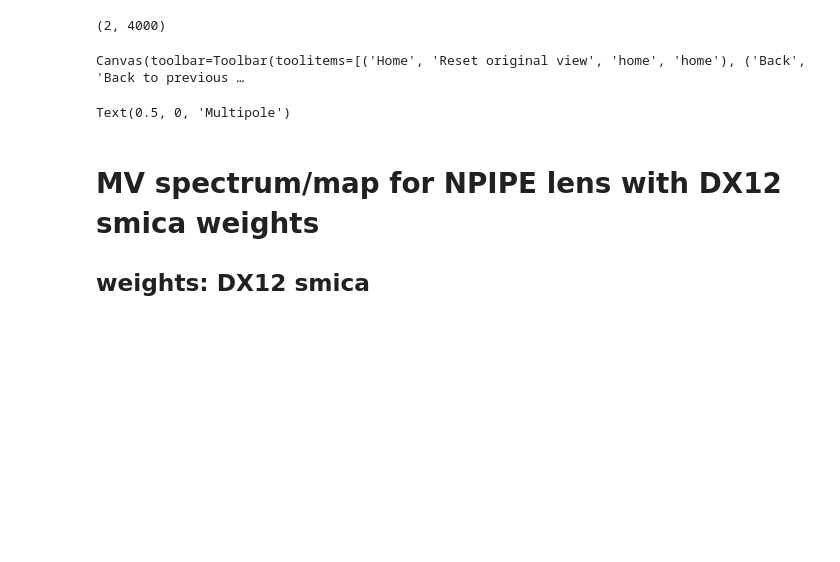
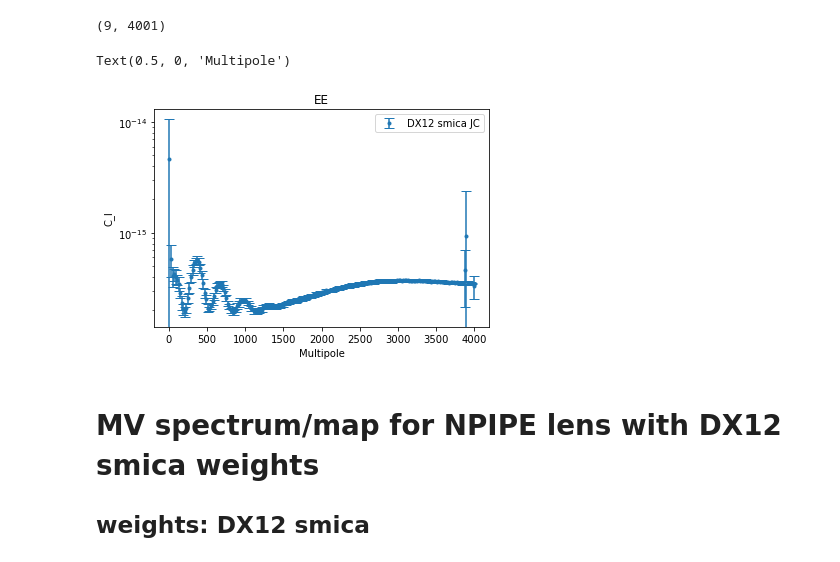
Before and after one commit to Sebastian-Belkner/component_separation, a Jupyter notebook: notebooks/Check Improvement.ipynb, the cells around one changed output. Drawn from its saved outputs; the diff is of its cells as text; code cells hidden in the pictures; blank space fills up the shorter version.

```diff
--- a/notebooks/Check Improvement.ipynb
+++ b/notebooks/Check Improvement.ipynb
@@ -90,32 +140,32 @@ loading mask ['PR3vJan18_temp_lensingmask_gPR2_70_psPR2_143_COT2_smicadx12_smica
 # %%
-%matplotlib widget
+%matplotlib inline
 EBidx = 0
 nbins = 200
-# print(NP_smicaclmin.shape)
-print(DX_smicaclmin.shape)
-# plt.plot(NP_smicaclmin[1], label='NPIPE smica')
-mean, err, _ = hpf.std_dev_binned(NP_lensclmin[EBidx], binwidth=nbins, lmax=4000, log=False)
-plt.errorbar((_[1:]+_[:-1])/2, mean, yerr=err, label='NPIPE lens', fmt= '.', capsize=5)
-mean, err, _ = hpf.std_dev_binned(DX_smicaclmin[EBidx], binwidth=nbins, lmax=4000, log=False)
-plt.errorbar((_[1:]+_[:-1])/2, mean, yerr=err, label='DX12 smica', fmt= '.', capsize=5)
-# mean, err, _ = hpf.std_dev_binned(smica_C_lmin_sc[EBidx], binwidth=nbins, lmax=4000, log=False)
-# plt.errorbar((_[1:]+_[:-1])/2, mean, yerr=err, label='NPIPE data with DX12-smica weights', fmt= '.', capsize=5)
+for freqdset, mskset, spectrum_type in itertools.product(*prod):
+    if freqdset in clmin:
+        if mskset in clmin[freqdset]:
+            if spectrum_type in clmin[freqdset][mskset]:
+                if clmin[freqdset][mskset][spectrum_type] is not None:
+                    print(clmin[freqdset][mskset][spectrum_type][EBidx].shape)
+                    mean, err, _ = hpf.std_dev_binned(clmin[freqdset][mskset][spectrum_type][EBidx][1], binwidth=nbins, lmax=4001, log=False)
+                    plt.errorbar((_[1:]+_[:-1])/2, mean, yerr=err, label='{} {} {}'.format(freqdset,mskset, spectrum_type), fmt= '.', capsize=5)
+mean, err, _ = hpf.std_dev_binned(ClTcombNLDS[EBidx+1], binwidth=nbins, lmax=4001, log=False)
+plt.errorbar((_[1:]+_[:-1])/2, mean, yerr=err, label='NPIPE data with DX12-smica weights', fmt= '.', capsize=5)
 # mean, err, _ = hpf.std_dev_binned(propag_smica_C_lmin_sc[EBidx], binwidth=nbins, lmax=4000, log=False)
 # plt.errorbar((_[1:]+_[:-1])/2, mean, yerr=err, label='NPIPE data with smica-propag weights', fmt= '.', capsize=5)
-plt.plot(C_lS[0,1], label='Planck best estimate')
+# plt.plot(C_lS[0,1], label='Planck best estimate')
 plt.legend()
-# plt.plot(C_lS[0,1,:])
 plt.yscale('log')
 plt.ylabel('C_l')
 if EBidx == 0:
     plt.title('EE')
 else:
     plt.title('BB')
 plt.xlabel('Multipole')
 # %% [output]
-(2, 4000)
+(9, 4001)
-Canvas(toolbar=Toolbar(toolitems=[('Home', 'Reset original view', 'home', 'home'), ('Back', 'Back to previous …
+Text(0.5, 0, 'Multipole')
-Text(0.5, 0, 'Multipole')
+[figure, added]
 # %% [markdown]
 # MV spectrum/map for NPIPE lens with DX12 smica weights
 ## weights: DX12 smica
```
Also changed, not shown: parts of 15 cells of this notebook, 8 other files.
